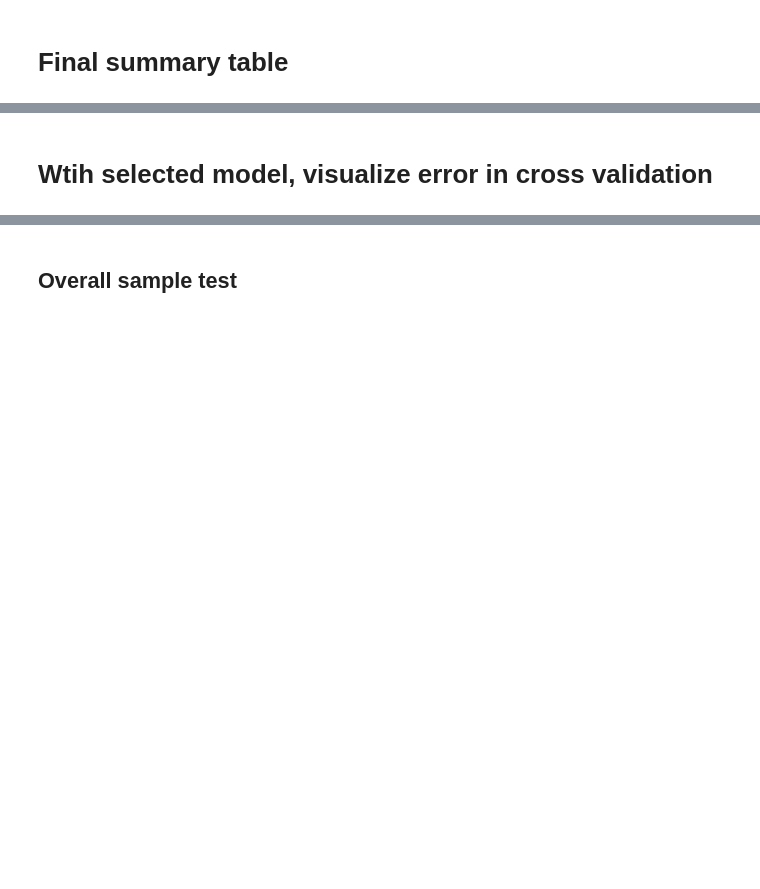
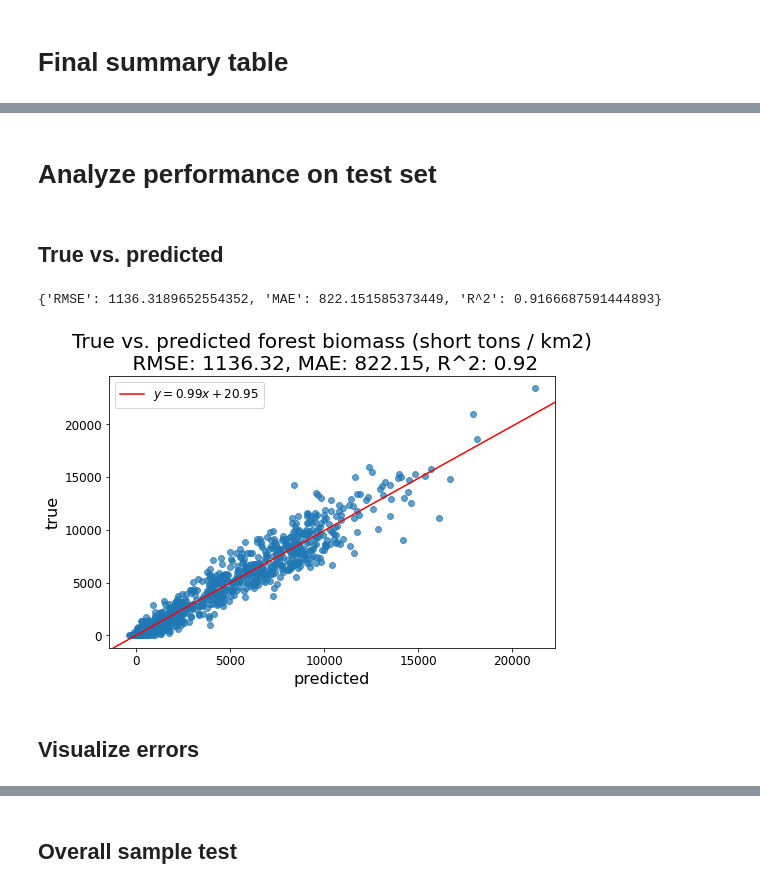
Before and after one commit to etrieschman/forest-biomass-modeling, a Jupyter notebook: notebooks/select_model.ipynb, the cells around one changed output, grey strips where cells are left out. Drawn from its saved outputs; the diff is of its cells as text; code cells hidden in the pictures; blank space fills up the shorter version.

```diff
--- a/notebooks/select_model.ipynb
+++ b/notebooks/select_model.ipynb
@@ -211,2 +296,2 @@ results_min
 # %% [markdown]
-# Wtih selected model, visualize error in cross validation
+# Analyze performance on test set
@@ -239,2 +313,33 @@ error_rel[(error_rel < np.percentile(error_rel, drop_pctl)) | (error_rel > np.pe
+# %% [markdown]
+## True vs. predicted
+# %%
+# calculate metrics
+final_scores = {}
+final_scores['RMSE'] = np.sqrt(mean_squared_error(y_test, y_test_pred))
+final_scores['MAE'] = mean_absolute_error(y_test, y_test_pred)
+final_scores['R^2'] = r2_score(y_test, y_test_pred)
+print(final_scores)
+# %% [output]
+{'RMSE': 1136.3189652554352, 'MAE': 822.151585373449, 'R^2': 0.9166687591444893}
+# %%
+# plot predictions against actuals
+fig, ax = plt.subplots(figsize=(8, 5))
+plt.scatter(x=y_test_pred, y=y_test, alpha=0.7)
+
+# compute slope m and intercept b
+m, b = np.polyfit(y_test_pred, y_test, deg=1)
+# plot fitted y = m*x + b
+plt.axline(xy1=(0, b), slope=m, color='r', label=f'$y = {m:.2f}x {b:+.2f}$')
+
+plt.legend()
+plt.xlabel('predicted')
+plt.ylabel('true')
+newline = ','
+plt.title(f'True vs. predicted forest biomass (short tons / km2)\n {", ".join(f"{k}: {final_scores[k]:0.2f}" for k in final_scores.keys())}')
+plt.show()
+# %% [output]
+[figure, added]
+# %% [markdown]
+## Visualize errors
 # %%
 # create columns and merge onto county data
```
Also changed, not shown: parts of 31 cells of this notebook, 6 other files.
